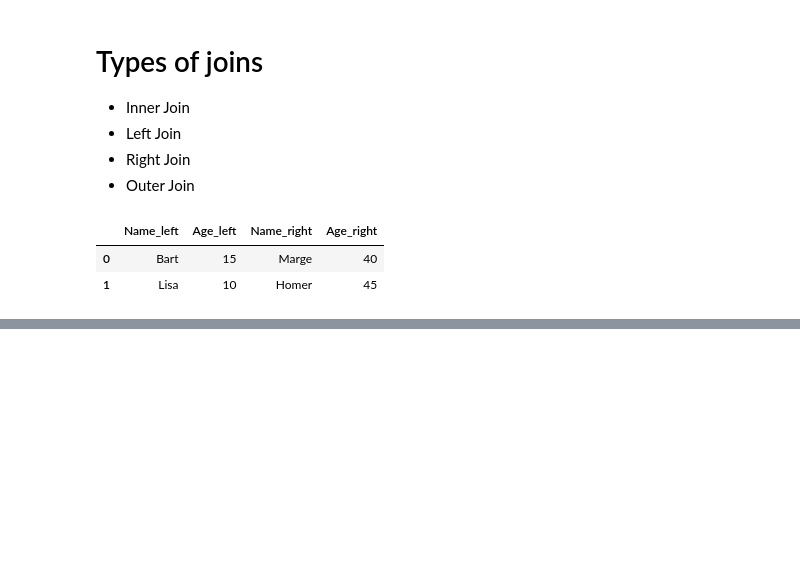
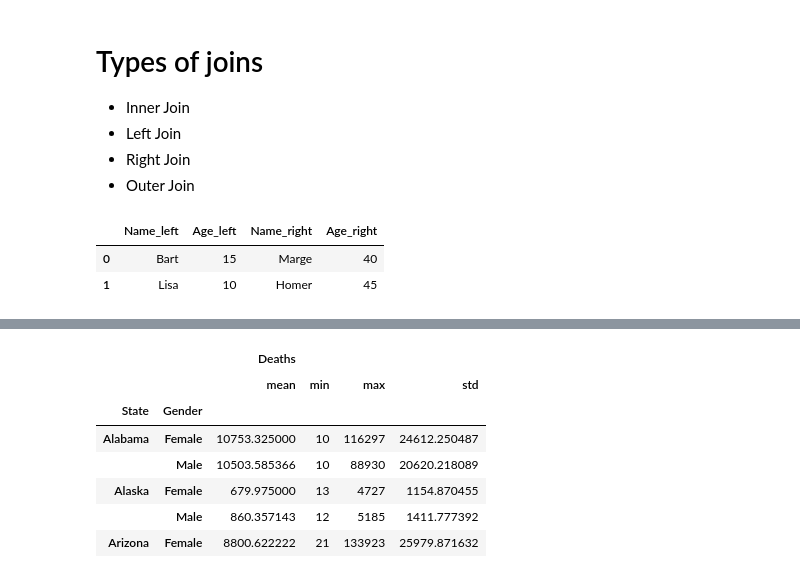
Before and after one commit to bartomolina/dscurriculum, a Jupyter notebook: m1s4/index.ipynb, the cells around one changed output, grey strips where cells are left out. Saved outputs shown, nothing was run; the diff lists cells and outputs as text; code cells hidden in the pictures; blank space fills up the shorter version.

```diff
--- a/m1s4/index.ipynb
+++ b/m1s4/index.ipynb
@@ -30,0 +52,13 @@ joined_df
+# %%
+df = pd.read_csv('causes_of_death.tsv', sep='\t')
+grouped = df.groupby(['State', 'Gender'])['Deaths', 'Population'].agg(['mean', 'min', 'max', 'std'])
+grouped.head()
+# %% [output]
+|  |  | Deaths |  |  |  |
+|  |  | mean | min | max | std |
+| State | Gender |  |  |  |  |
+| Alabama | Female | 10753.325000 | 10 | 116297 | 24612.250487 |
+|  | Male | 10503.585366 | 10 | 88930 | 20620.218089 |
+| Alaska | Female | 679.975000 | 13 | 4727 | 1154.870455 |
+|  | Male | 860.357143 | 12 | 5185 | 1411.777392 |
+| Arizona | Female | 8800.622222 | 21 | 133923 | 25979.871632 |
```
Also changed, not shown: parts of 7 cells of this notebook, 5 other files.
